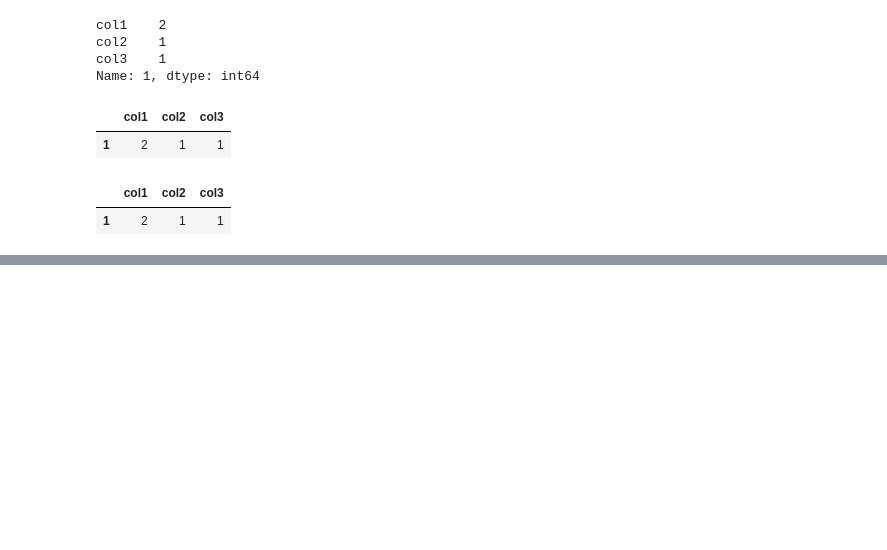
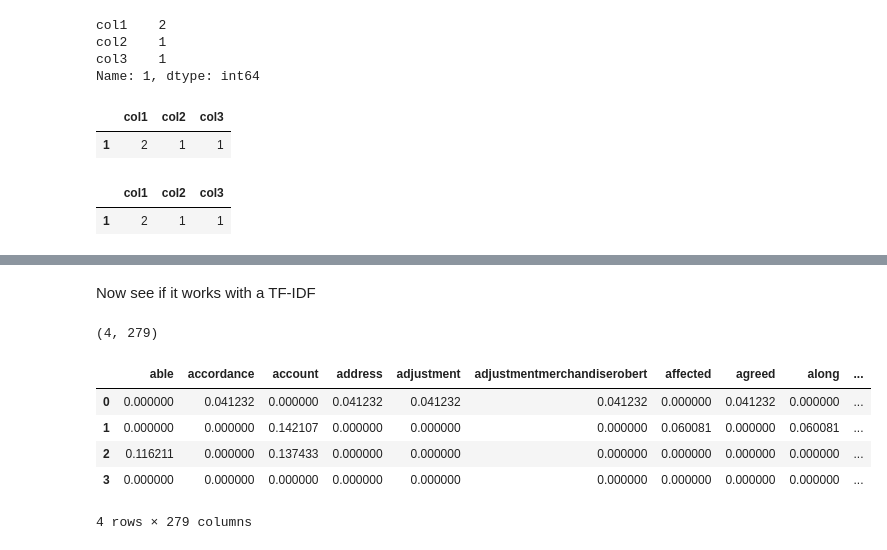
Before and after one commit to halpert3/complaint-content-classification-nlp, a Jupyter notebook: notebooks/playground.ipynb, the cells around one changed output, grey strips where cells are left out. Drawn from its saved outputs; the diff is of its cells as text; code cells hidden in the pictures; blank space fills up the shorter version.

Commit message:
lemmatizing and preparing data for modeling. created new csv of prepared data

```diff
--- a/notebooks/playground.ipynb
+++ b/notebooks/playground.ipynb
@@ -169,0 +224,13 @@ TypeError: hasattr(): attribute name must be string
+# %%
+def make_lemma(list_of_words):
+    # remove any NaN's
+    list_of_words = [i for i in list_of_words if i is not np.nan]
+
+    # lemmatize each word
+    lemmatized_list = []
+    for idx, word in enumerate(list_of_words):
+        lemmatized_list.append(lemm.lemmatize(word))
+
+    # make the list into a single string with the words separated by ' '
+    concatenated_string = concat_words(lemmatized_list)
+    return concatenated_string
@@ -169,0 +249,6 @@ TypeError: hasattr(): attribute name must be string
+# %%
+for i in range(len(data)):
+    processed_narr = process_narrative(data['narrative'].loc[i])
+    narr = make_lemma(processed_narr)
+    data['narrative'].loc[i] = narr
+data
@@ -169,0 +261,22 @@ TypeError: hasattr(): attribute name must be string
+# %% [markdown]
+Now see if it works with a TF-IDF
+# %%
+vectorizer = TfidfVectorizer()
+X = vectorizer.fit_transform(data['narrative'])
+feature_names = vectorizer.get_feature_names()
+X_dense = X.T.todense()
+# %%
+X = X.todense()
+# %%
+X.shape
+# %% [output]
+(4, 279)
+# %%
+pd.DataFrame(X, columns=feature_names)
+# %% [output]
+|  | able | accordance | account | address | adjustment | adjustmentmerchandiserobert | affected | agreed | along | ... |
+| 0 | 0.000000 | 0.041232 | 0.000000 | 0.041232 | 0.041232 | 0.041232 | 0.000000 | 0.041232 | 0.000000 | ... |
+| 1 | 0.000000 | 0.000000 | 0.142107 | 0.000000 | 0.000000 | 0.000000 | 0.060081 | 0.000000 | 0.060081 | ... |
+| 2 | 0.116211 | 0.000000 | 0.137433 | 0.000000 | 0.000000 | 0.000000 | 0.000000 | 0.000000 | 0.000000 | ... |
+| 3 | 0.000000 | 0.000000 | 0.000000 | 0.000000 | 0.000000 | 0.000000 | 0.000000 | 0.000000 | 0.000000 | ... |
+4 rows × 279 columns
```
Also changed, not shown: parts of 23 cells of this notebook, 3 other files.
